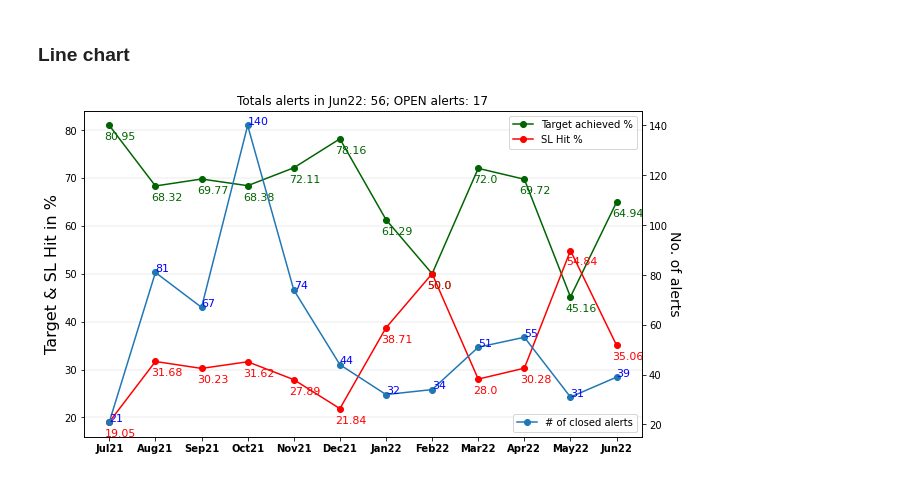
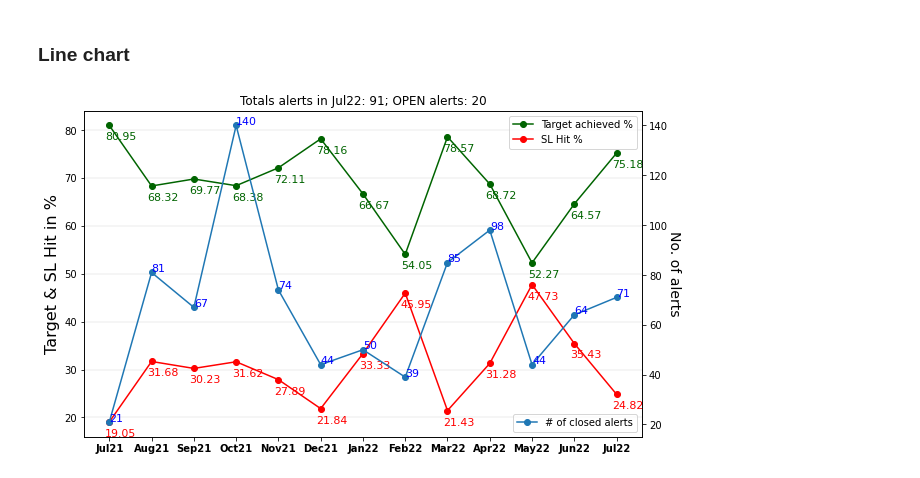
Before and after one commit to yashpundir/stock_model-analysis, a Jupyter notebook: default/21-22 default.ipynb, the cells around one changed output. Cells and saved outputs as stored; diff of their text form; code cells hidden in the pictures.

```diff
--- a/default/21-22 default.ipynb
+++ b/default/21-22 default.ipynb
@@ -729,0 +1282,4 @@ total_stagnant
+# %%
+df1 = pd.concat([dfcn, dfcf]).reset_index(drop=True)
+df2 = pd.concat([dfno, dfrtp]).reset_index(drop=True)
+df = pd.concat([df1, df2]).reset_index(drop=True).sort_values(by='Date')
@@ -797,18 +1382,18 @@ Text(0, 0.5, '%')
 # %% [markdown]
 ### (T1-T3) intra comparison
 # %%
-TAstat = df[df.Result.isin(['T1','T2','T3'])].Result.value_counts(normalize=True) * 100
-TAstat = TAstat.sort_index()
+# TAstat = df[df.Result.isin(['T1','T2','T3'])].Result.value_counts(normalize=True) * 100
+# TAstat = TAstat.sort_index()
 
-ax = plt.axes()
+# ax = plt.axes()
 
-TAstat.plot(kind='bar', figsize=(10,6), color='deepskyblue')
+# TAstat.plot(kind='bar', figsize=(10,6), color='deepskyblue')
 
-for i,j in enumerate(TAstat.to_dict()):
-    ax.annotate(f"{round(TAstat[j], 2)}%", xy=(i-0.1, TAstat[j]+0.25), xycoords='data', fontsize=15)
+# for i,j in enumerate(TAstat.to_dict()):
+#     ax.annotate(f"{round(TAstat[j], 2)}%", xy=(i-0.1, TAstat[j]+0.25), xycoords='data', fontsize=15)
 
-#(axis='y', lw=0.5)
-ax.set_xticklabels(labels=['% alerts that did not reach T2 & T3', 'T2','T3'])
-plt.yticks(fontweight='bold')
-plt.xticks(rotation=0, fontweight='bold')
-plt.ylabel(ylabel='%', fontsize=20)
+# #(axis='y', lw=0.5)
+# ax.set_xticklabels(labels=['% alerts that did not reach T2 & T3', 'T2','T3'])
+# plt.yticks(fontweight='bold')
+# plt.xticks(rotation=0, fontweight='bold')
+# plt.ylabel(ylabel='%', fontsize=20)
@@ -942,7 +1524,7 @@ Text(0, 0.5, '%')
 dfm = df.set_index('Date')
 # %%
 months = []
-mos = pd.Series(dfm.index[::-1].to_numpy().astype('datetime64[M]')).unique()
+mos = pd.Series(dfm.index.to_numpy().astype('datetime64[M]')).unique()
 for mo in mos:
     months.append(dt.datetime.date(pd.to_datetime(mo)).strftime(format="%b%y"))
 # %%
@@ -978,12 +1560,12 @@ for i in months:
     current_stat = {'Target achieved':round(TA/(TA+SL)*100, 2), 'SL Hit':round(SL/(TA+SL)*100,2)}
     monthly_stats.append(current_stat)
 
-    TAstat = current_month[current_month.Result.isin(['T1','T2','T3'])].Result.value_counts(normalize=True) * 100
-    if len(TAstat.index)<3:
-        y = ['T1','T2','T3']
-        TAstat[list(set(y).difference(set(TAstat.index)))[0]] = 0.0
-    TAstat = TAstat.sort_index()
-    monthlyTA_stats.append(TAstat)
+#     TAstat = current_month[current_month.Result.isin(['T1','T2','T3'])].Result.value_counts(normalize=True) * 100
+#     if len(TAstat.index)<3:
+#         y = ['T1','T2','T3']
+#         TAstat[list(set(y).difference(set(TAstat.index)))[0]] = 0.0
+#     TAstat = TAstat.sort_index()
+#     monthlyTA_stats.append(TAstat)
 # %% [markdown]
 ### Line chart
 # %%
@@ -991,30 +1573,30 @@ line_data = ([x['Target achieved'] for x in monthly_stats]), ([x['SL Hit'] for x
 # %%
 fig, ax = plt.subplots(figsize=(10,6))
 ax.set_facecolor('white')
 
 ax.plot(months, line_data[0], marker='o', color='darkgreen')
 ax.plot(months, line_data[1], marker='o', color='red')
 ax.grid(axis='y', lw=0.25)
 #ax.set_ylim(0, 100)
-ax.set_title(f'Totals alerts in {months[-1]}: {monthly_alerts[-1] + len(ons1) + len(ons2)}; OPEN alerts: {len(ons1) + len(ons2)}')
+ax.set_title(f'Totals alerts in {months[-1]}: {monthly_alerts[-1] + len(ons1) + len(ons2) + len(ons3) + len(ons4)}; OPEN alerts: {len(ons1) + len(ons2) + len(ons3) + len(ons4)}')
 
 for i,j in enumerate(line_data[0]):
     ax.annotate(s=f'{round(j,2)}', xy=(i-0.1, j-3), xycoords='data', fontsize=11, color='darkgreen')
 
 for i,j in enumerate(line_data[1]):
     ax.annotate(s=f'{round(j,2)}', xy=(i-0.1, j-3), xycoords='data', fontsize=11, color='red')
 
 ax.legend(['Target achieved %', 'SL Hit %'], loc='best', facecolor='white')
 ax.set_xticklabels(labels = months, fontweight='bold')
 ax.set_ylabel('Target & SL Hit in %', fontsize=16)
 
 ax2 = ax.twinx()
 ax2.plot(months, monthly_alerts, marker='o')
 ax2.set_ylabel('No. of alerts', fontsize=14, rotation=-90, labelpad=13)
 ax2.legend(labels=['# of closed alerts'], loc='lower right', facecolor='white')
 
 for i,j in enumerate(monthly_alerts):
     ax2.annotate(s=j, xy=(i, j+0.4), xycoords='data', fontsize=11, color='blue')
 # %% [output]
-[figure, old version]
+[figure, new version]
 # %%
```
Also changed, not shown: parts of 168 cells of this notebook, 34 other files.
